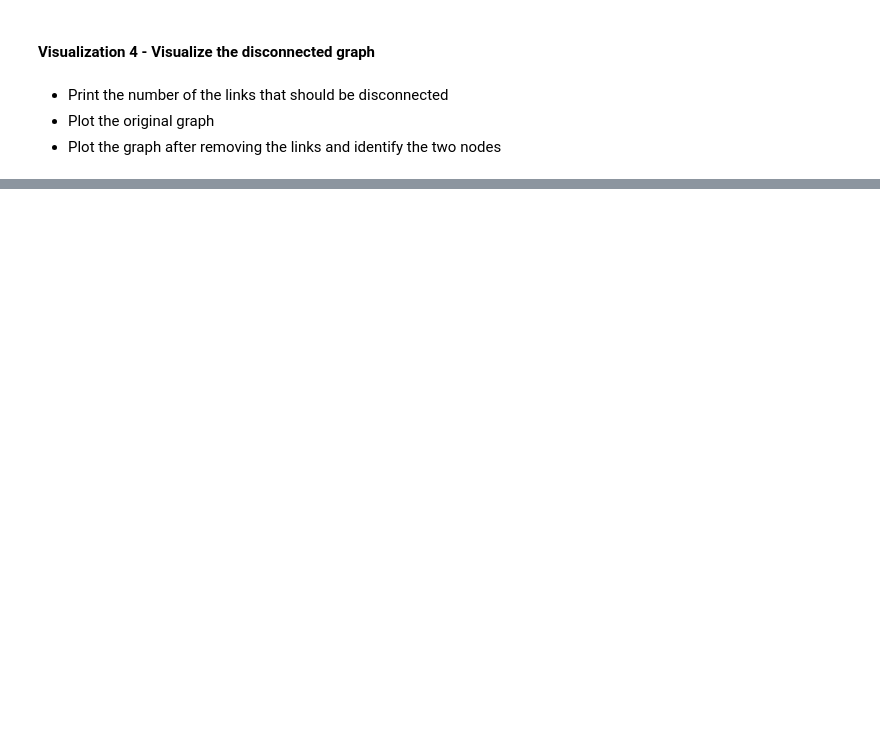
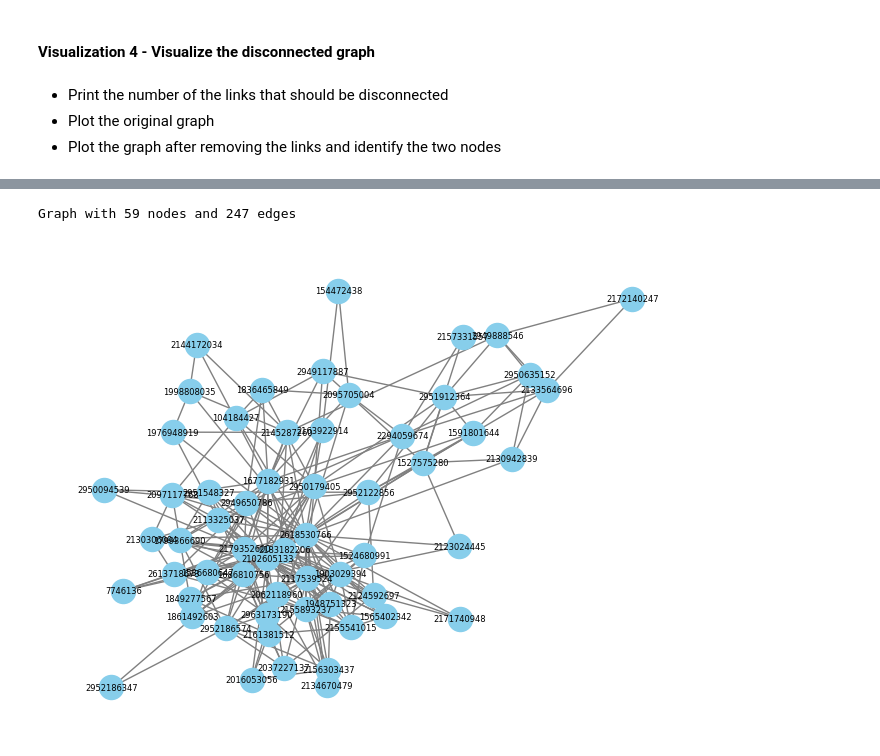
Before and after one commit to Marioiacobelli/ADM-HW5, a Jupyter notebook: hw5.ipynb, the cells around one changed output, grey strips where cells are left out. Cells and saved outputs as stored; diff of their text form; code cells hidden in the pictures; blank space fills up the shorter version.

```diff
--- a/hw5.ipynb
+++ b/hw5.ipynb
@@ -599,2 +637,26 @@ def functionality_4(graph, start, end, N):
+# %%
+def functionality_5(graph, paper1, paper2):
+
+    # From the graph, find the largest strongly connected component so we have only 1 community at the beginning
+    strongly_connected_components = list(nx.strongly_connected_components(graph))
+    largest_component = max(strongly_connected_components, key=len)
+    graph = graph.subgraph(largest_component).to_undirected()
+
+    # check if paper1 and paper2 are nodes of the graph
+    assert paper1 in graph.nodes, f"Node '{paper1}' not found in the graph."
+    assert paper2 in graph.nodes, f"Node '{paper2}' not found in the graph."
+
+
+    # call Girvan Newman function to disconnect edges and create communities
+    modified_graph = graph.copy()
+    communities, number_edges = girvan_newman(modified_graph)
+
+    # find the communities
+    communities = [list(i) for i in nx.connected_components(communities)]
+
+    # check if paper1 and paper2 are in the same community
+    same_community = any(paper1 in community and paper2 in community for community in communities)
+
+    return number_edges, communities, same_community, graph, modified_graph
 # %% [markdown]
 ### 2.2. Frontend Implementation
@@ -893,0 +947,13 @@ nx.draw(modified_graph, pos=pos, with_labels=True, font_size=7, font_color='blac
+# %%
+import random
+
+# find the largest strongly connected component so we have only 1 community at the beginning and then choose the paper1 and paper2 at random
+strongly_connected_components = list(nx.strongly_connected_components(citation_graph))
+largest_component = max(strongly_connected_components, key=len)
+graph = citation_graph.subgraph(largest_component).to_undirected()
+
+paper1 = random.choice(list(graph.nodes))
+paper2 = random.choice(list(graph.nodes))
+
+# call the functionality_5 method to retrive required informations
+number_edges, community_list, same_community, original_graph, modified_graph = functionality_5(citation_graph, paper1, paper2)
@@ -893,0 +997,10 @@ nx.draw(modified_graph, pos=pos, with_labels=True, font_size=7, font_color='blac
+# %%
+# Plot the original graph
+print(original_graph)
+
+pos = nx.spring_layout(original_graph)
+nx.draw(original_graph, pos, with_labels=True, node_size=300, node_color="skyblue", font_size=6, edge_color="gray")
+plt.show()
+# %% [output]
+Graph with 59 nodes and 247 edges
+[figure, added]
```
Also changed, not shown: parts of 24 cells of this notebook.
